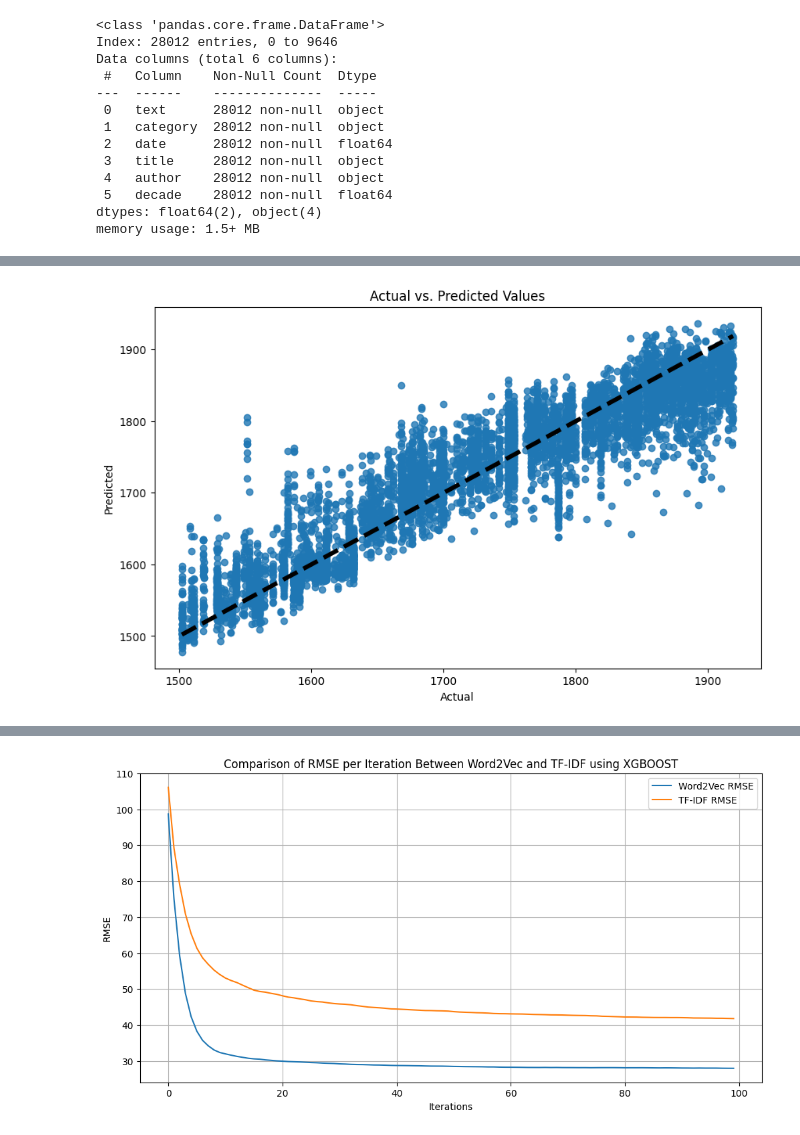
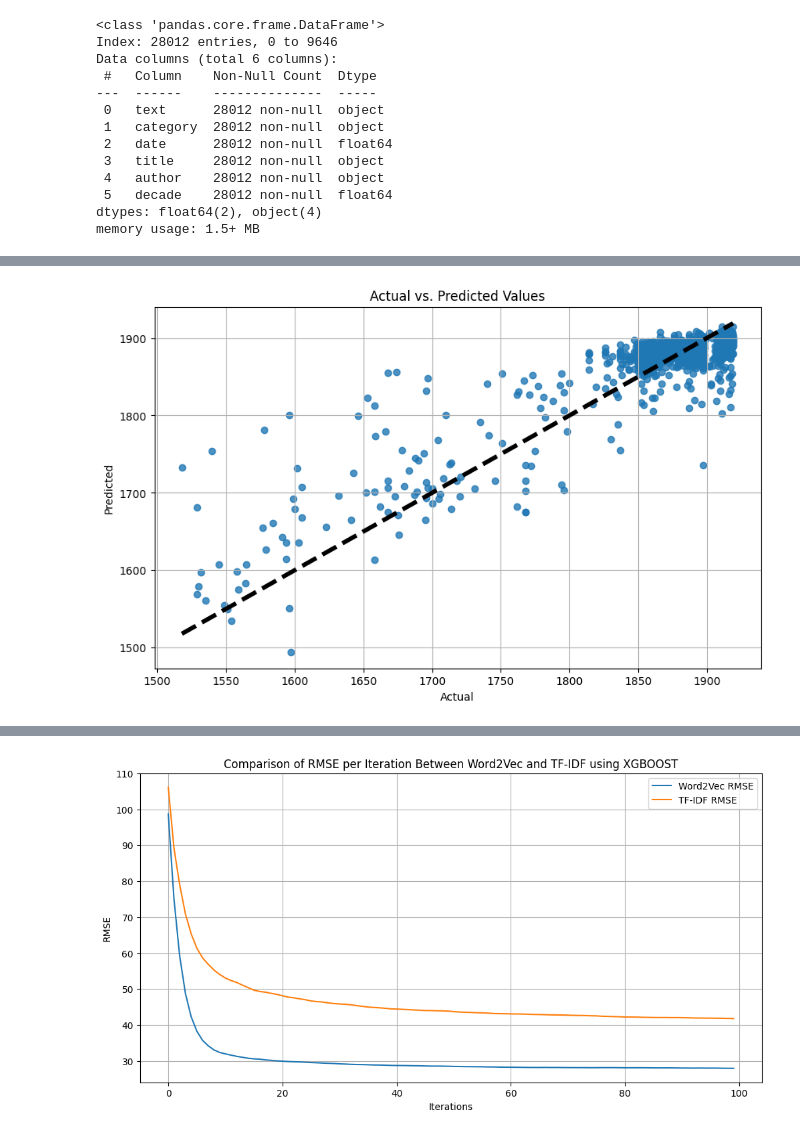
Before and after one commit to blueprintparadise/TextAge, a Jupyter notebook: Data_and_Training.ipynb, the cells around one changed output, grey strips where cells are left out. Drawn from its saved outputs; the diff is of its cells as text; code cells hidden in the pictures.

```diff
--- a/Data_and_Training.ipynb
+++ b/Data_and_Training.ipynb
@@ -198,3 +165,7 @@ Data columns (total 6 columns):
  5   decade    28012 non-null  float64
 dtypes: float64(2), object(4)
 memory usage: 1.5+ MB
+# %%
+# Randomly selecting around 27.5K rows from the dataset. This threshold was set due to hardware constraints
+
+df = df.sample(1000)
@@ -262,14 +385,58 @@ plt.show()
 # %%
+
+# Convert text data to Word2Vec features
+word2vec_model = Word2Vec(sentences=train_data, vector_size=100, window=5, min_count=1, workers=4)
+word2vec_model.train(train_data, total_examples=len(train_data), epochs=10)
+word_vectors = word2vec_model.wv
+max_words = word_vectors.key_to_index
+
+# Function to average word vectors for a sentence
+def average_word_vectors(words, model, vocabulary, num_features):
+    feature_vector = np.zeros((num_features,), dtype="float64")
+    nwords = 0.
+    for word in words:
+        if word in vocabulary:
+            nwords = nwords + 1.
+            feature_vector = np.add(feature_vector, model[word])
+    if nwords:
+        feature_vector = np.divide(feature_vector, nwords)
+    return feature_vector
+
+# Function to generate word vectors for each sentence
+def wordvec_features(X, model, vocabulary, num_features):
+    features = [average_word_vectors(words, model, vocabulary, num_features)
+                for words in X if words]
+    return np.array(features)
+
+# Transform text data to Word2Vec features
+train_text_features = wordvec_features(train_data, word_vectors, max_words, 100)
+test_text_features = wordvec_features(test_data, word_vectors, max_words, 100)
+
+# Initialize and train the Gradient Boosting model
+gb_model = GradientBoostingRegressor(n_estimators=100, learning_rate=0.1, random_state=42)
+gb_model.fit(train_text_features, train_labels)
+
+# Track RMSE loss over iterations for test data
+test_score = np.zeros((gb_model.n_estimators,), dtype=np.float64)
+for i, y_pred in enumerate(gb_model.staged_predict(test_text_features)):
+    test_score[i] = sqrt(mean_squared_error(test_labels, y_pred))
+
+# Track RMSE loss over iterations for training data
+train_score = np.zeros((gb_model.n_estimators,), dtype=np.float64)
+for i, y_pred in enumerate(gb_model.staged_predict(train_text_features)):
+    train_score[i] = sqrt(mean_squared_error(train_labels, y_pred))
+
 # Generate predictions
 predictions = gb_model.predict(test_text_features)
 
 # Plotting Predictions vs Actual
 plt.figure(figsize=(10, 6))
 plt.scatter(test_labels, predictions, alpha=0.8)
 plt.plot([test_labels.min(), test_labels.max()], [test_labels.min(), test_labels.max()], 'k--', lw=4)
 plt.title('Actual vs. Predicted Values')
 plt.xlabel('Actual')
 plt.ylabel('Predicted')
+plt.grid(True)
 plt.show()
 # %% [output]
-[figure, old version]
+[figure, new version]
```
Also changed, not shown: parts of 48 cells of this notebook.
